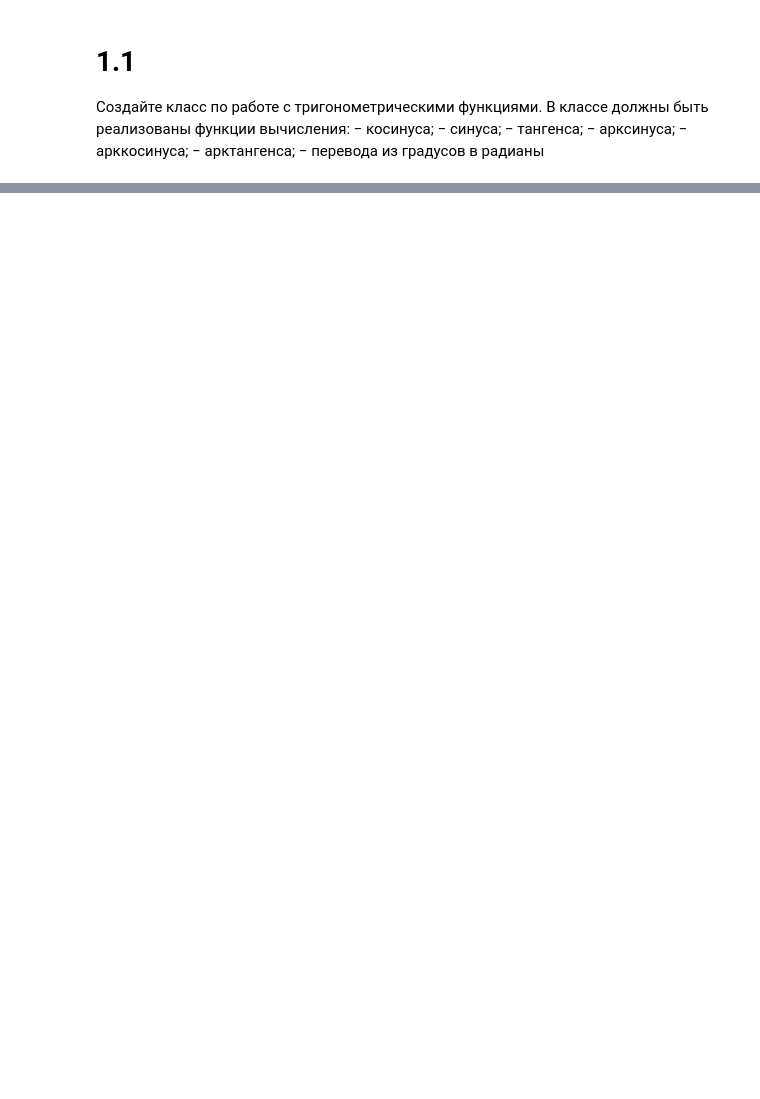
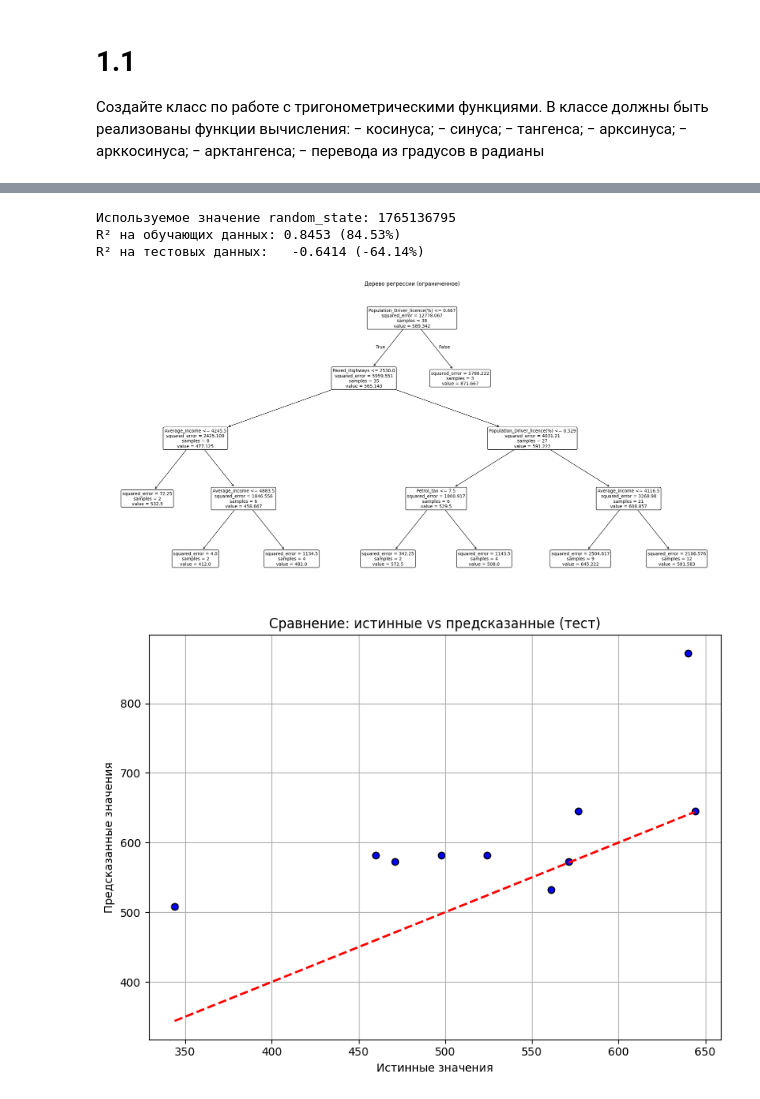
Before and after one commit to alx-ctf/university, a Jupyter notebook: homework_5.ipynb, the cells around one changed output, grey strips where cells are left out. Cells and saved outputs as stored; diff of their text form; code cells hidden in the pictures; blank space fills up the shorter version.

```diff
--- a/homework_5.ipynb
+++ b/homework_5.ipynb
@@ -337,0 +451,65 @@ Population_Driver_licence(%): 1346.8693
+# %%
+import matplotlib.pyplot as plt
+import numpy as np
+import pandas as pd
+from sklearn.tree import DecisionTreeRegressor, plot_tree
+from sklearn.model_selection import train_test_split
+from time import time
+seed = int(time())
+print(f"Используемое значение random_state: {seed}")
+# === Загрузка данных ===
+url = 'https://raw.githubusercontent.com/likarajo/petrol_consumption/master/data/petrol_consumption.csv'
+dataframe = pd.read_csv(url)
+
+# === Подготовка данных ===
+X = dataframe.drop('Petrol_Consumption', axis=1)
+y = dataframe['Petrol_Consumption']
+
+# Разделение на обучающую и тестовую выборки
+X_train, X_test, y_train, y_test = train_test_split(
+    X, y, test_size=0.2, random_state=seed
+)
+
+# === Обучение модели с ограничениями (против переобучения) ===
+regressor = DecisionTreeRegressor(
+    max_depth=4,
+    min_samples_split=5,
+    min_samples_leaf=2,
+    random_state=seed
+)
+regressor.fit(X_train, y_train)
+
+# === Оценка качества ===
+train_r2 = regressor.score(X_train, y_train)
+test_r2 = regressor.score(X_test, y_test)
+
+print(f"R² на обучающих данных: {train_r2:.4f} ({train_r2:.2%})")
+print(f"R² на тестовых данных:   {test_r2:.4f} ({test_r2:.2%})")
+
+# Прогноз на тестовых данных
+y_pred_test = regressor.predict(X_test)
+
+
+# === Визуализация дерева ===
+plt.figure(figsize=(20, 10))
+plot_tree( regressor, feature_names=X.columns, filled=False, rounded=True, fontsize=10 )
+plt.title("Дерево регрессии (ограниченное)")
+plt.tight_layout()
+plt.show()
+
+# === График: истинные vs предсказанные (тест) ===
+plt.figure(figsize=(8, 6))
+plt.scatter(y_test, y_pred_test, color='blue', edgecolor='k', alpha=1.0)
+plt.plot([y_test.min(), y_test.max()], [y_test.min(), y_test.max()], 'r--', lw=2)
+plt.xlabel('Истинные значения')
+plt.ylabel('Предсказанные значения')
+plt.title('Сравнение: истинные vs предсказанные (тест)')
+plt.grid(True)
+plt.tight_layout()
+plt.show()
+# %% [output]
+Используемое значение random_state: 1765136795
+R² на обучающих данных: 0.8453 (84.53%)
+R² на тестовых данных:   -0.6414 (-64.14%)
+[figure, added]
+[figure, added]
```
Also changed, not shown: parts of 17 cells of this notebook, 1 other file.
